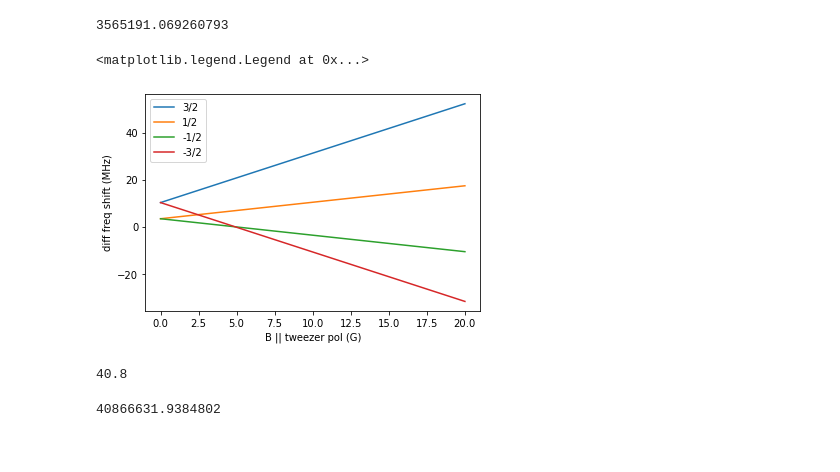
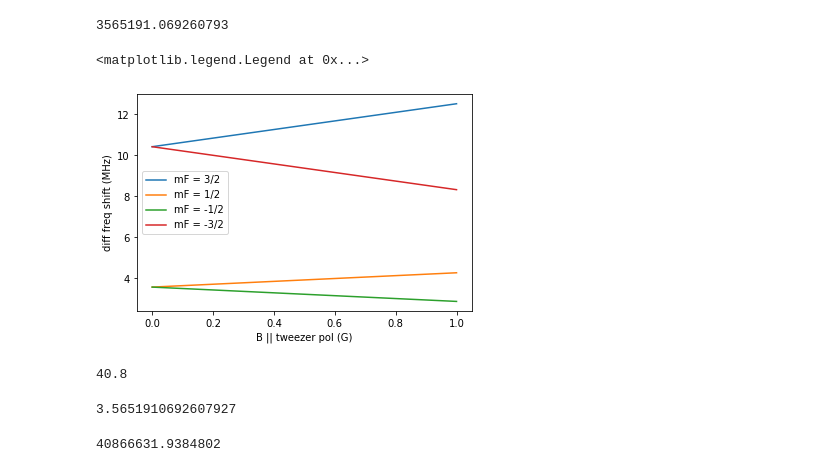
Before and after one commit to KaufmanLabJILA/Analysis_code_Yb, a Jupyter notebook: Yb_notebooks/atom_calculations/zeeman_splittings.ipynb, the cells around one changed output. Cells and saved outputs as stored; diff of their text form; code cells hidden in the pictures.

```diff
--- a/Yb_notebooks/atom_calculations/zeeman_splittings.ipynb
+++ b/Yb_notebooks/atom_calculations/zeeman_splittings.ipynb
@@ -52,21 +56,25 @@ def freq_shift(f,mf,B,P0,w0):
     dfT = tweezer_depth_e(f,mf,P0,w0) - tweezer_depth_g(P0,w0)
     return dfB + dfT
 # %%
-Bs = np.linspace(0, 20e-4, 100)
+Bs = np.linspace(0, 1e-4, 100)
 plt.plot(Bs*1e4, freq_shift(3/2,3/2,Bs,6e-3,460e-9)/(1e6), label='mF = 3/2')
 plt.plot(Bs*1e4, freq_shift(3/2,1/2,Bs,6e-3,460e-9)/(1e6), label='mF = 1/2')
 plt.plot(Bs*1e4, freq_shift(3/2,-1/2,Bs,6e-3,460e-9)/(1e6), label='mF = -1/2')
 plt.plot(Bs*1e4, freq_shift(3/2,-3/2,Bs,6e-3,460e-9)/(1e6), label='mF = -3/2')
 plt.xlabel('B || tweezer pol (G)')
 plt.ylabel('diff freq shift (MHz)')
 plt.legend()
 # %% [output]
 <matplotlib.legend.Legend at 0x...>
-[figure, old version]
+[figure, new version]
 # %%
 124.6-83.8
 # %% [output]
 40.8
+# %%
+freq_shift(3/2,1/2,0,6e-3,460e-9)/(1e6)
+# %% [output]
+3.5651910692607927
 # %%
 freq_shift(3/2,3/2,14.5e-4,6e-3,460e-9)
 # %% [output]
```
Also changed, not shown: parts of 9 cells of this notebook, 11 other files.
